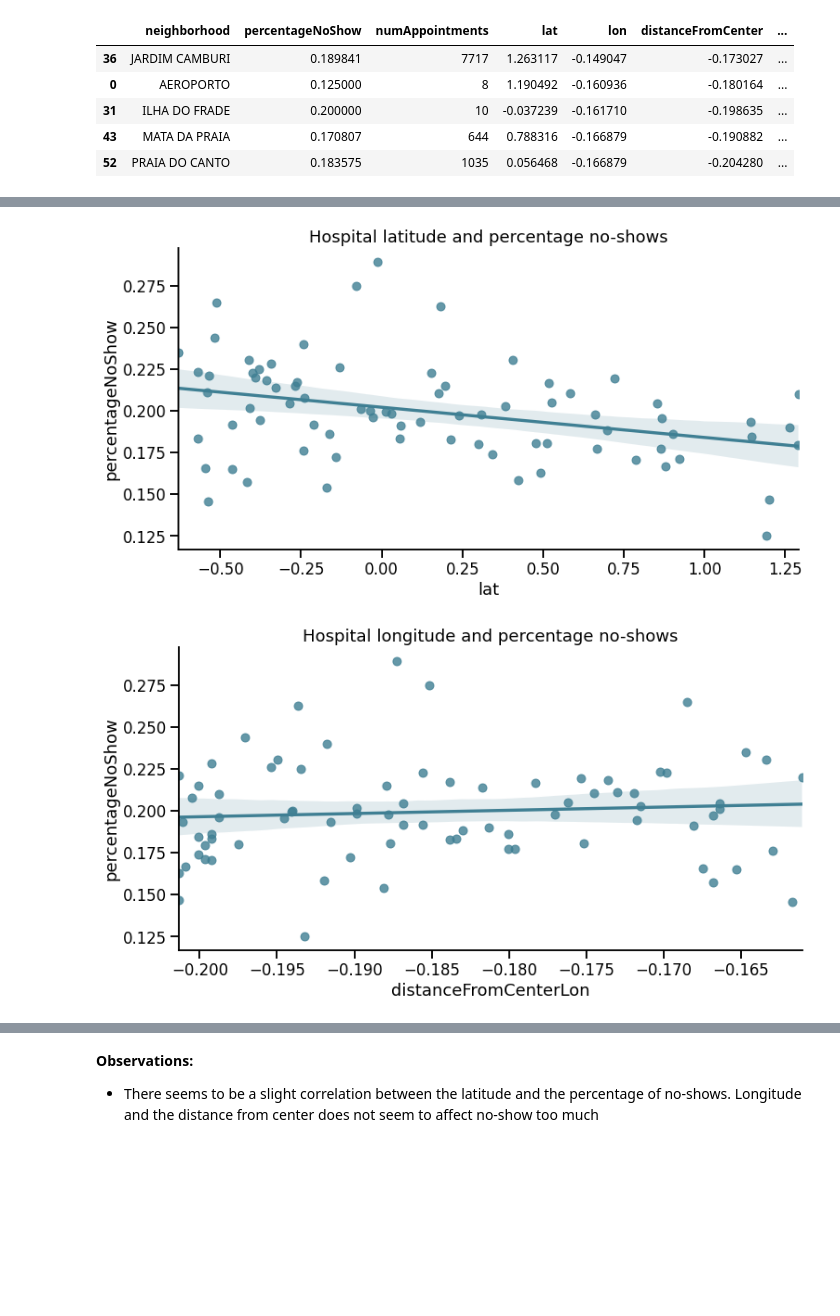
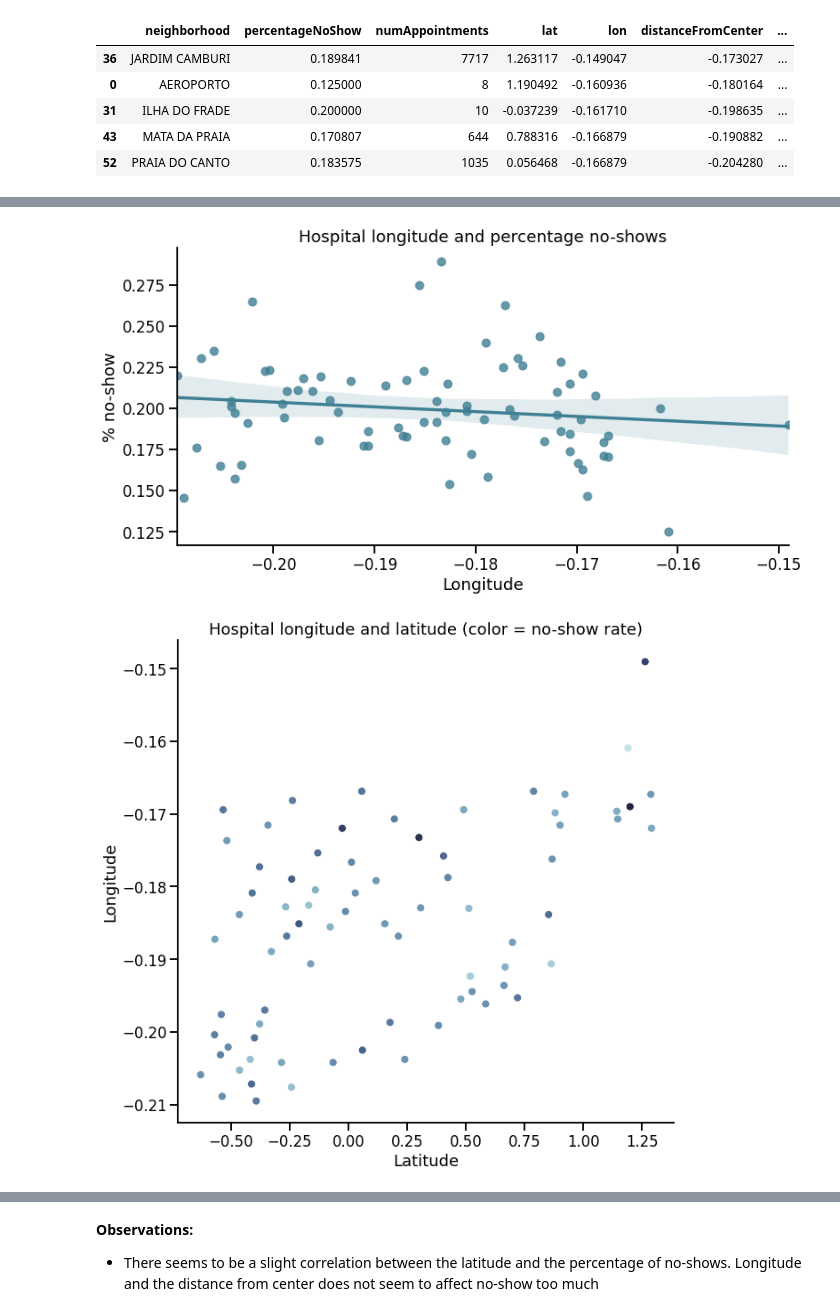
Before and after one commit to arabinelli/Medical-appointments-no-show, a Jupyter notebook: No-show-EDA.ipynb, the cells around one changed output, grey strips where cells are left out. Cells and saved outputs as stored; diff of their text form; code cells hidden in the pictures; blank space fills up the shorter version.

```diff
--- a/No-show-EDA.ipynb
+++ b/No-show-EDA.ipynb
@@ -282,7 +306,7 @@ p-value: 0.0
 - - - - - - - - - - - - - - - - - - - - - - - - - - - - - - - - - - - - - - - - - - - - - - - - - - - - - - - - - - -
 # %%
 # let's try to create a variable to group patients with any known conditions
-no_show_df["hasAnyCondition"] = no_show_df["hypertension"] + no_show_df["diabetes"] + no_show_df["alcoholism"]
+no_show_df["hasAnyCondition"] = no_show_df["hypertension"] | no_show_df["diabetes"] | no_show_df["alcoholism"]
 plot_categorical_distribution(no_show_df,"hasAnyCondition","noShow")
 # %% [output]
 [figure]
@@ -582,20 +605,26 @@ plt.show()
 # %%
 plt.figure(figsize=(12,6))
-ax = sns.regplot(x = neighborhood_stats_df.lat,
+ax = sns.regplot(x = neighborhood_stats_df.lon,
                      y = neighborhood_stats_df.percentageNoShow)
-ax.set_title("Hospital latitude and percentage no-shows")
+ax.set_title("Hospital longitude and percentage no-shows")
 sns.despine()
-
+ax.set_xlabel("Longitude")
+ax.set_ylabel("% no-show")
 plt.show()
 # %% [output]
-[figure, old version]
+[figure, new version]
 # %%
-plt.figure(figsize=(12,6))
-ax = sns.regplot(x = neighborhood_stats_df.distanceFromCenterLon,
-                     y = neighborhood_stats_df.percentageNoShow)
-ax.set_title("Hospital longitude and percentage no-shows")
+plt.figure(figsize=(10,10))
+cmap = sns.cubehelix_palette(rot=-.2, as_cmap=True)
+ax = sns.scatterplot(x = neighborhood_stats_df.lat,
+                     y = neighborhood_stats_df.lon,
+                     hue = occurrences_count_filtered.percentageNoShow,
+                     palette=cmap,
+                     legend=False)
+ax.set_title("Hospital longitude and latitude (color = no-show rate)")
 sns.despine()
-
+ax.set_xlabel("Latitude")
+ax.set_ylabel("Longitude")
 plt.show()
 # %% [output]
-[figure, old version]
+[figure, new version]
```
Also changed, not shown: parts of 25 cells of this notebook.
